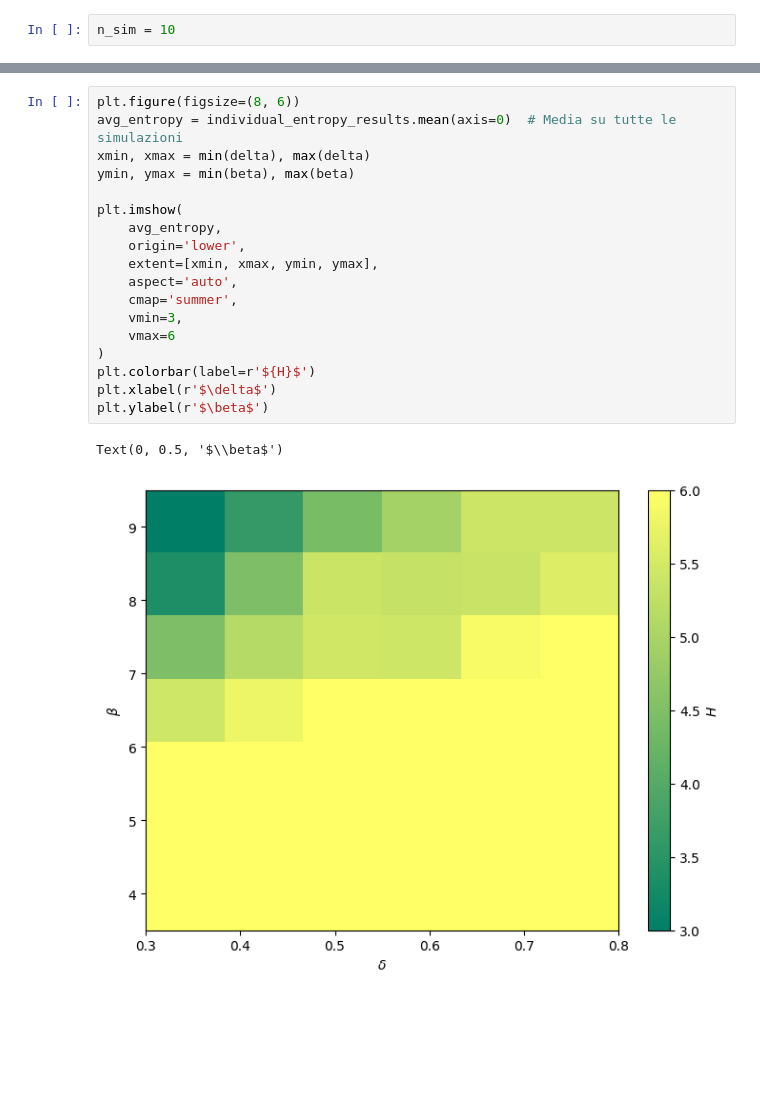
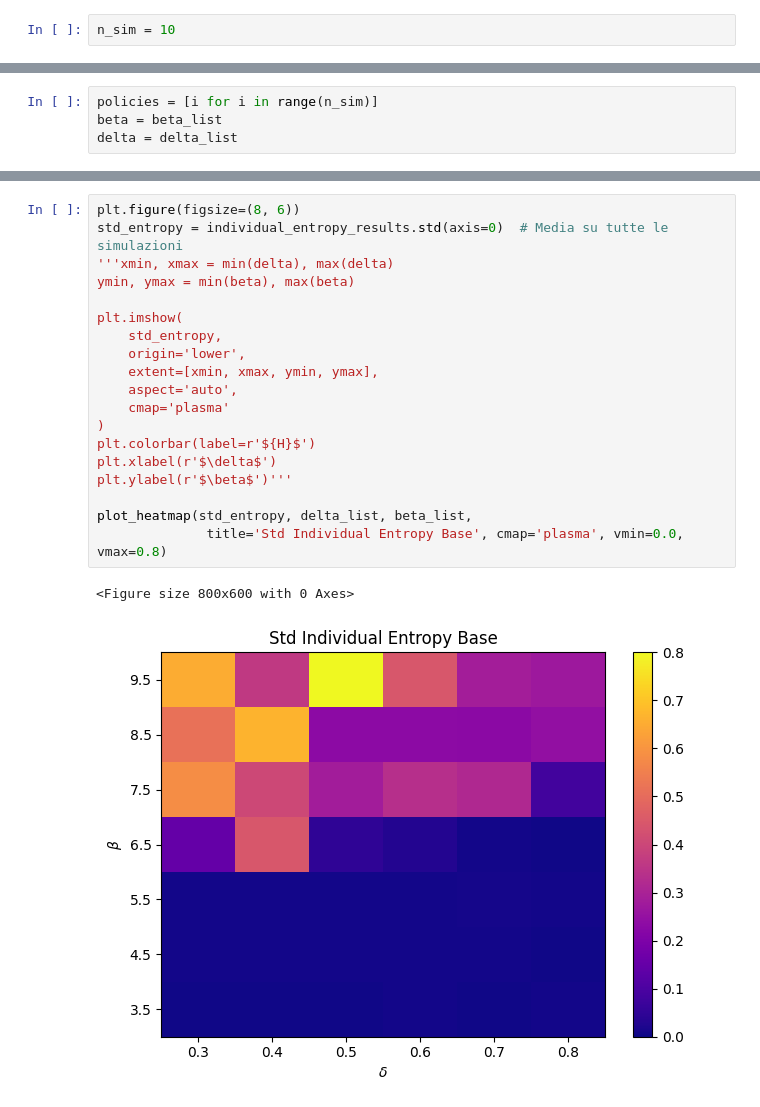
Before and after one commit to alessiopitteri/ants_swarm_functional_control, a Jupyter notebook: Environments/Ants_move/main_analysis/compute_entropy_base.ipynb, the cells around one changed output, grey strips where cells are left out. Drawn from its saved outputs; the diff is of its cells as text; blank space fills up the shorter version.

Commit message:
entropy measures

```diff
--- a/Environments/Ants_move/main_analysis/compute_entropy_base.ipynb
+++ b/Environments/Ants_move/main_analysis/compute_entropy_base.ipynb
@@ -137,0 +95,4 @@ for sim in range(n_sim):
+# %%
+policies = [i for i in range(n_sim)]
+beta = beta_list
+delta = delta_list
@@ -185,21 +185,22 @@ for sim in range(n_sim):
 # %%
 plt.figure(figsize=(8, 6))
-avg_entropy = individual_entropy_results.mean(axis=0)  # Media su tutte le simulazioni
-xmin, xmax = min(delta), max(delta)
+std_entropy = individual_entropy_results.std(axis=0)  # Media su tutte le simulazioni
+'''xmin, xmax = min(delta), max(delta)
 ymin, ymax = min(beta), max(beta)
 
 plt.imshow(
-    avg_entropy,
+    std_entropy,
     origin='lower',
     extent=[xmin, xmax, ymin, ymax],
     aspect='auto',
-    cmap='summer',
-    vmin=3,
-    vmax=6
+    cmap='plasma'
 )
 plt.colorbar(label=r'${H}$')
 plt.xlabel(r'$\delta$')
-plt.ylabel(r'$\beta$')
+plt.ylabel(r'$\beta$')'''
+
+plot_heatmap(std_entropy, delta_list, beta_list,
+              title='Std Individual Entropy Base', cmap='plasma', vmin=0.0, vmax=0.8)
 # %% [output]
-Text(0, 0.5, '$\\beta$')
+<Figure size 800x600 with 0 Axes>
-[figure, old version]
+[figure, new version]
```
Also changed, not shown: parts of 9 cells of this notebook, 8 other files.
